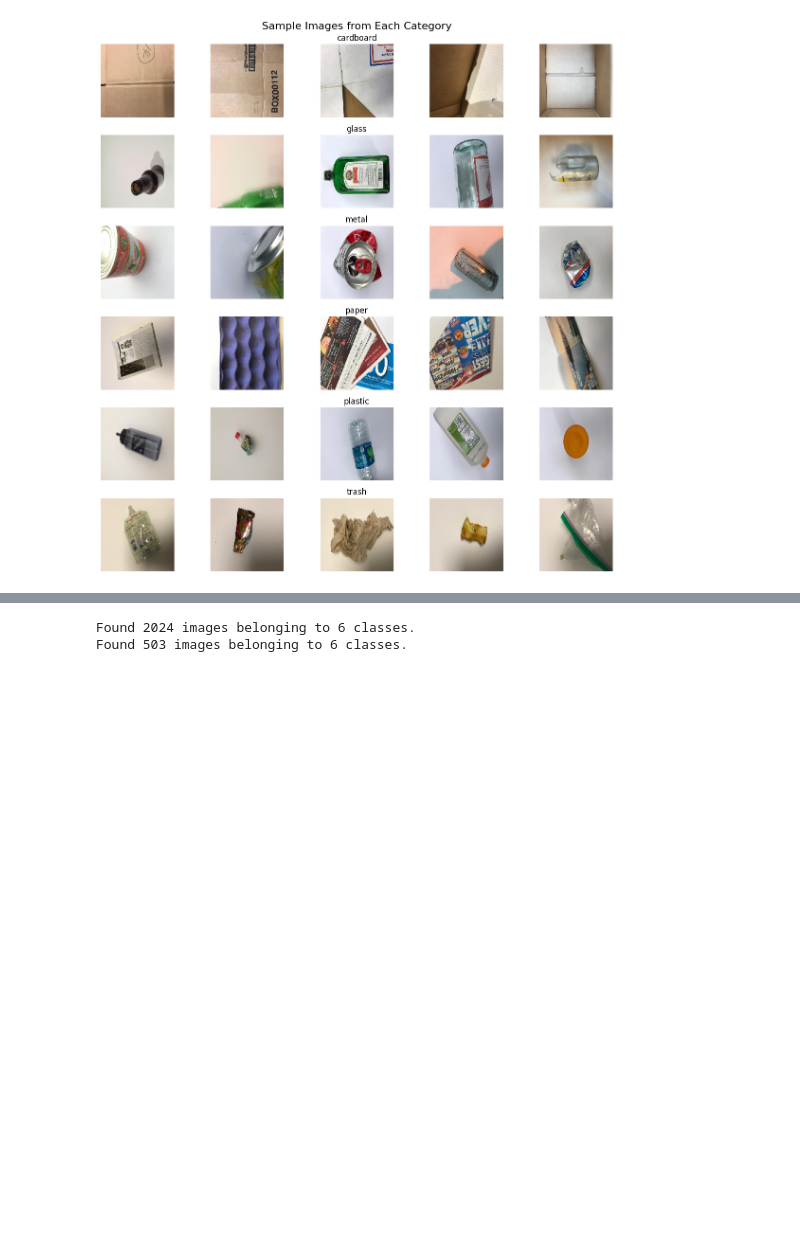
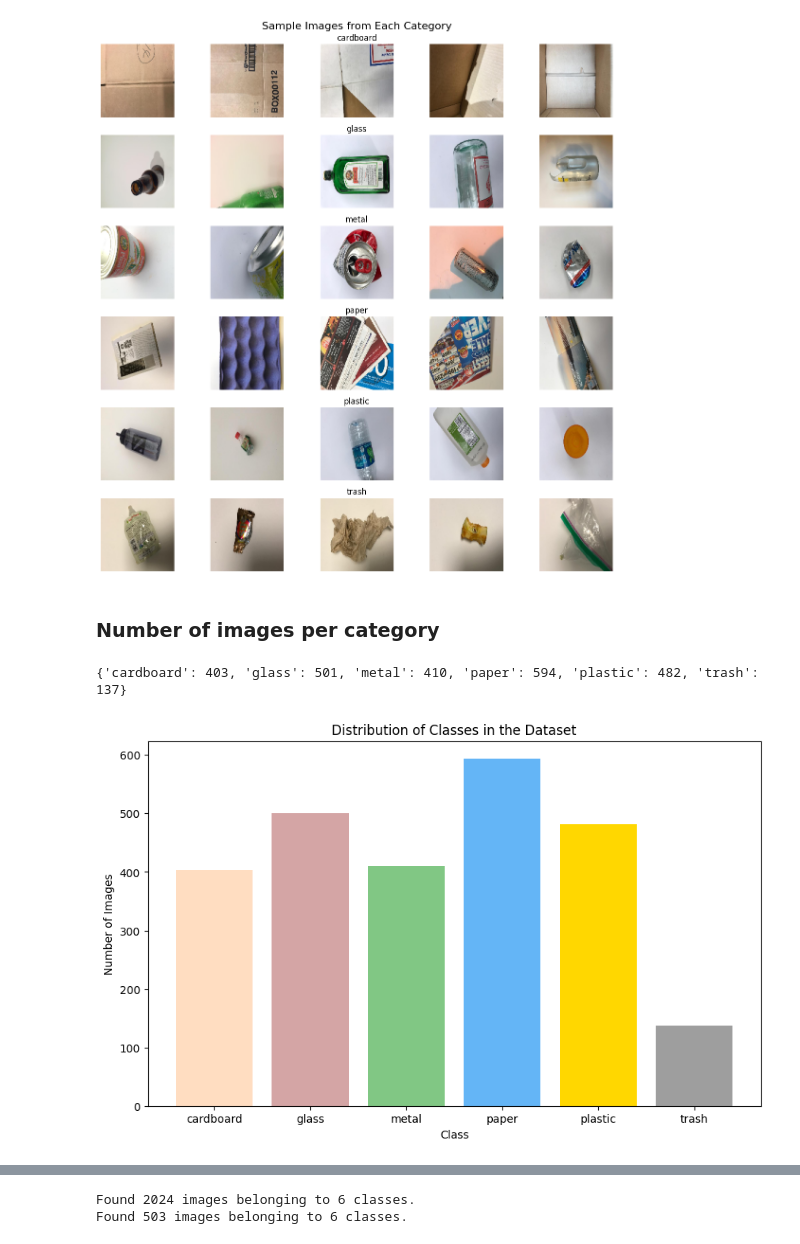
Before and after one commit to dioz95/trash-classification, a Jupyter notebook: Exploratory Image Analysis and Model Experimentation.ipynb, the cells around one changed output, grey strips where cells are left out. Saved outputs shown, nothing was run; the diff lists cells and outputs as text; code cells hidden in the pictures; blank space fills up the shorter version.

```diff
--- a/Exploratory Image Analysis and Model Experimentation.ipynb
+++ b/Exploratory Image Analysis and Model Experimentation.ipynb
@@ -40,3 +43,30 @@ plt.tight_layout()
 plt.show()
 # %% [output]
 [figure]
+# %% [markdown]
+### Number of images per category
+# %%
+cat_counts = {}
+
+for category in categories:
+    cat_dir = os.path.join(base_dir, category)
+    num_images = len([file for file in os.listdir(cat_dir) if os.path.isfile(os.path.join(cat_dir, file))])
+    cat_counts[category] = num_images
+
+print(cat_counts)
+# %% [output]
+{'cardboard': 403, 'glass': 501, 'metal': 410, 'paper': 594, 'plastic': 482, 'trash': 137}
+# %%
+# Create lists for the classes and their respective counts
+cat_names = list(cat_counts.keys())
+counts = list(cat_counts.values())
+
+# Create the bar chart
+plt.figure(figsize=(10, 6))
+plt.bar(cat_names, counts, color=['#FFDDC1', '#D4A5A5', '#81C784', '#64B5F6', '#FFD700', '#9E9E9E'])
+plt.xlabel('Class')
+plt.ylabel('Number of Images')
+plt.title('Distribution of Classes in the Dataset')
+plt.show()
+# %% [output]
+[figure, added]
```
Also changed, not shown: parts of 22 cells of this notebook, 1 other file.
